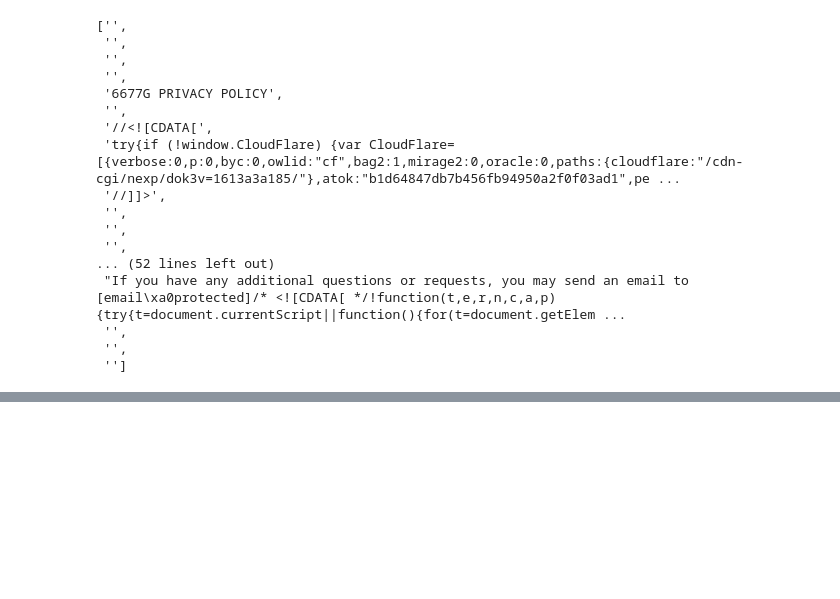
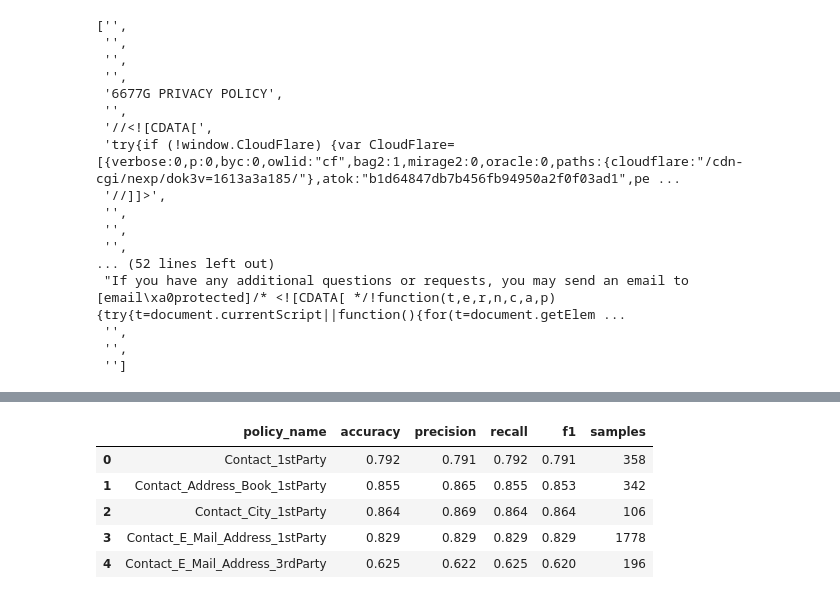
Before and after one commit to kabuhakmeh3/inphormed, a Jupyter notebook: notebooks/Android Policy NLP Prototyping.ipynb, the cells around one changed output, grey strips where cells are left out. Cells and saved outputs as stored; diff of their text form; code cells hidden in the pictures; blank space fills up the shorter version.

```diff
--- a/notebooks/Android Policy NLP Prototyping.ipynb
+++ b/notebooks/Android Policy NLP Prototyping.ipynb
@@ -983,0 +1091,10 @@ soup_list
+# %%
+padded_bow['samples'] = padded_bow.policy_name.map(padded_policy_counts)
+padded_bow.head()
+# %% [output]
+|  | policy_name | accuracy | precision | recall | f1 | samples |
+| 0 | Contact_1stParty | 0.792 | 0.791 | 0.792 | 0.791 | 358 |
+| 1 | Contact_Address_Book_1stParty | 0.855 | 0.865 | 0.855 | 0.853 | 342 |
+| 2 | Contact_City_1stParty | 0.864 | 0.869 | 0.864 | 0.864 | 106 |
+| 3 | Contact_E_Mail_Address_1stParty | 0.829 | 0.829 | 0.829 | 0.829 | 1778 |
+| 4 | Contact_E_Mail_Address_3rdParty | 0.625 | 0.622 | 0.625 | 0.620 | 196 |
```
Also changed, not shown: parts of 18 cells of this notebook.
